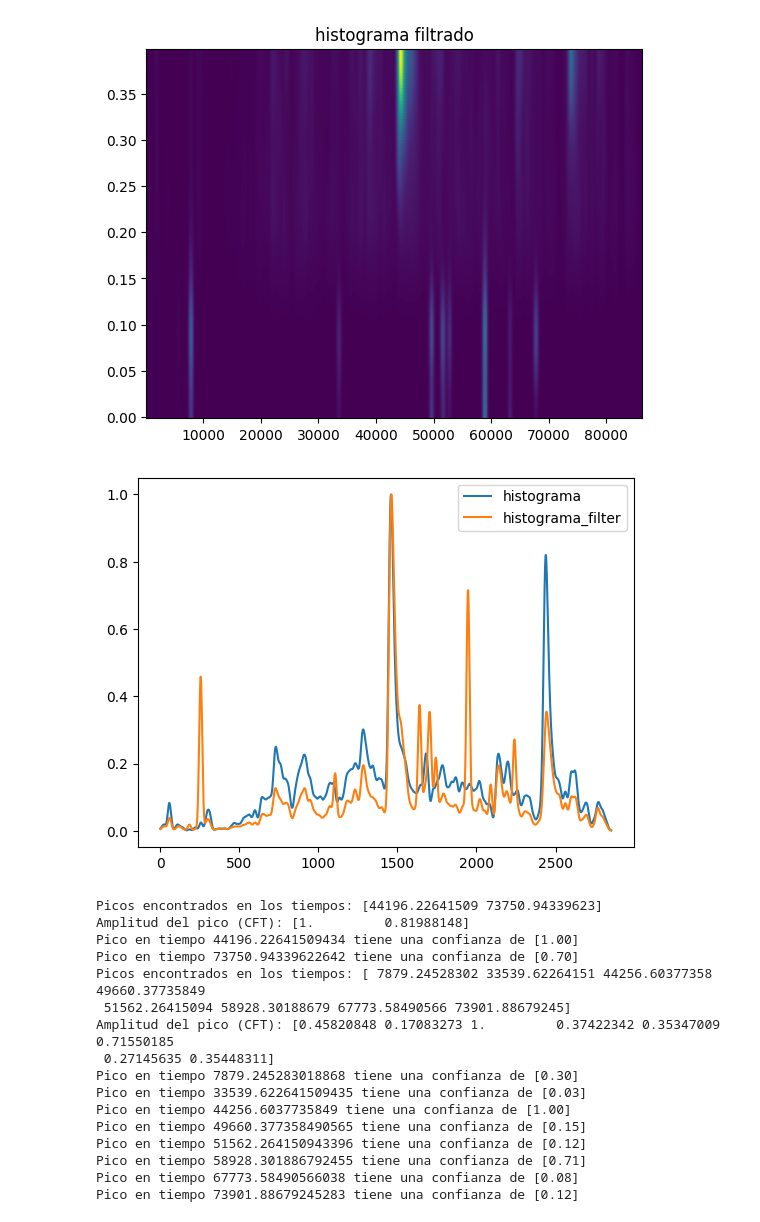
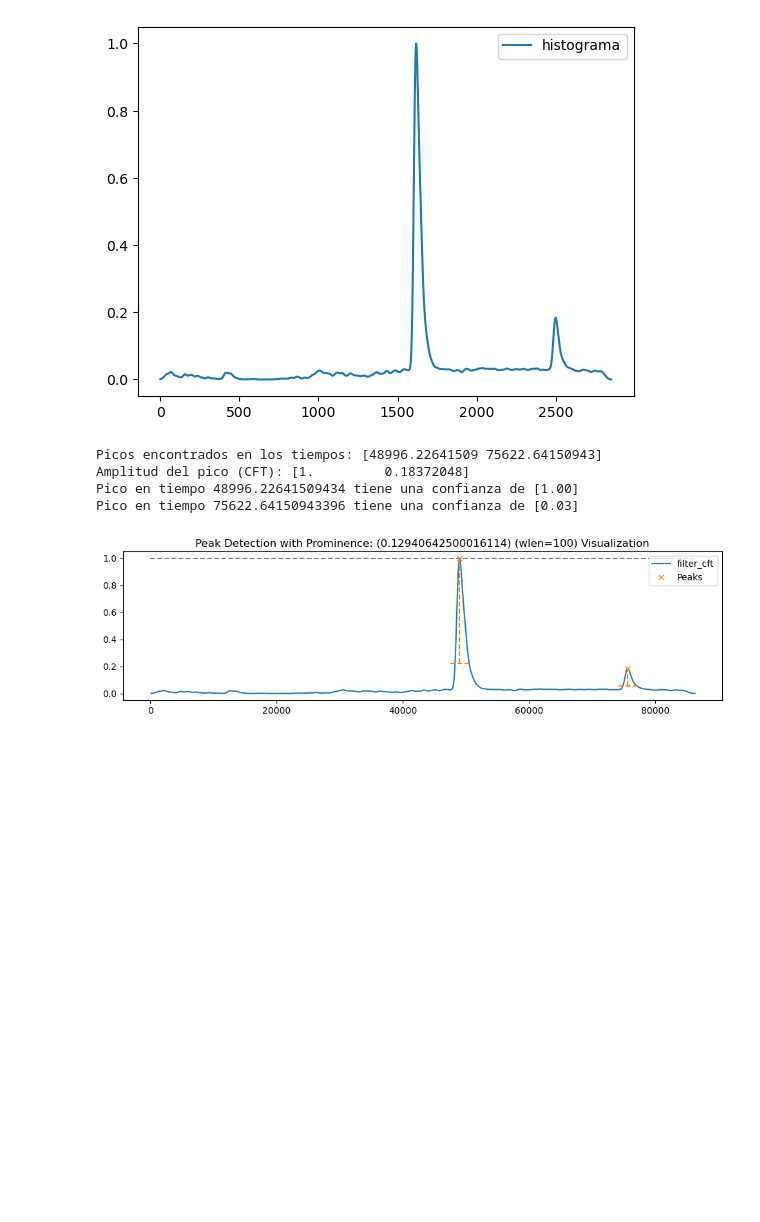
Before and after one commit to Danielvargas04/CUMIS, a Jupyter notebook: codeo.ipynb, the cells around one changed output. Drawn from its saved outputs; the diff is of its cells as text; code cells hidden in the pictures; blank space fills up the shorter version.

```diff
--- a/codeo.ipynb
+++ b/codeo.ipynb
@@ -9,23 +9,6 @@ lunar_4 = './data/lunar/test/data/S16_GradeA'
 lunar_5 = './data/lunar/test/data/S16_GradeB'
 mars = './data/mars/test/data'
 earth = './data/EARTH/EARTH/'
-# %%
-def get_index_from_f(arrf,fval):
-    tol = 1.5e-3
-    aux = abs(arrf - fval)
-    index = np.where(aux<tol)
-    return int(index[0])
-# %%
-def hist_convolve_spectrogram(sxx, Nconvs, frequencies):
-    conv = sxx/sxx.max()
-    kernel = np.ones((10, 10))
-    for i in range(Nconvs):
-        conv = ndimage.convolve(conv, kernel, mode='nearest')
-        conv = conv/conv.max()
-
-    hist = np.sum(conv/conv.max(), axis=0)
-    hist /= hist.max()
-    return hist , conv
 # %%
 #sospechosos = [12,18, 9, 2] lunar
 #sospechosos_lunar_2 = [3]
@@ -71,36 +54,29 @@ frequencies, times, sxx = signal.spectrogram(tr_data, df, nperseg=2000, noverlap
 
 low_index = get_index_from_f(frequencies, 0.5)
 up_index = get_index_from_f(frequencies, 1)
-up_index_filter = get_index_from_f(frequencies, 0.4)
-
-#filter test
-sxx_filter = sxx[:up_index_filter, :]
-frequencies_filter = frequencies[:up_index_filter]
 
 #Filter
 sxx= sxx[low_index:up_index, :]
 frequencies= frequencies[low_index:up_index]
 
-hist_filter, conv_filter = hist_convolve_spectrogram(sxx_filter, 10, frequencies_filter)
-hist, conv = hist_convolve_spectrogram(sxx, 10, frequencies)
+
+hist, conv = hist_convolve_spectrogram(sxx, 10)
 plt.show()
 plt.pcolormesh(times,frequencies,conv)
 plt.show()
 
-plt.pcolormesh(times,frequencies_filter, conv_filter)
-plt.title('histograma filtrado')
-plt.show()
+
 
 
 plt.plot(hist, label='histograma')
-plt.plot(hist_filter, label='histograma_filter')
+
 
 plt.legend()
 
 plt.show()
 
 _, properties = peaks_plot(times, hist, prominence=hist.mean(), distance=10, wlen_value=100, height=0.0)
-_, properties = peaks_plot(times, hist_filter, prominence=hist_filter.mean(), distance=10, wlen_value=100, height=0.0)
+
 plt.show()
 # %% [output]
 Cantidad de datos en el directorio ./data/lunar/test/data/S12_GradeB : 64
@@ -123,18 +93,6 @@ Tiempos de los Picos  [ 7632.1509434  26644.52830189 43943.09433962 64626.264150
-[figure, old version]
+[figure, new version]
+Picos encontrados en los tiempos: [48996.22641509 75622.64150943]
+Amplitud del pico (CFT): [1.         0.18372048]
+Pico en tiempo 48996.22641509434 tiene una confianza de [1.00]
+Pico en tiempo 75622.64150943396 tiene una confianza de [0.03]
-[figure, old version]
+[figure, new version]
-Picos encontrados en los tiempos: [44196.22641509 73750.94339623]
-Amplitud del pico (CFT): [1.         0.81988148]
-Pico en tiempo 44196.22641509434 tiene una confianza de [1.00]
-Pico en tiempo 73750.94339622642 tiene una confianza de [0.70]
-Picos encontrados en los tiempos: [ 7879.24528302 33539.62264151 44256.60377358 49660.37735849
- 51562.26415094 58928.30188679 67773.58490566 73901.88679245]
-Amplitud del pico (CFT): [0.45820848 0.17083273 1.         0.37422342 0.35347009 0.71550185
- 0.27145635 0.35448311]
-Pico en tiempo 7879.245283018868 tiene una confianza de [0.30]
-Pico en tiempo 33539.622641509435 tiene una confianza de [0.03]
-Pico en tiempo 44256.6037735849 tiene una confianza de [1.00]
-Pico en tiempo 49660.377358490565 tiene una confianza de [0.15]
-Pico en tiempo 51562.264150943396 tiene una confianza de [0.12]
-Pico en tiempo 58928.301886792455 tiene una confianza de [0.71]
-Pico en tiempo 67773.58490566038 tiene una confianza de [0.08]
-Pico en tiempo 73901.88679245283 tiene una confianza de [0.12]
```
Also changed, not shown: parts of 3 cells of this notebook, 1 other file.
